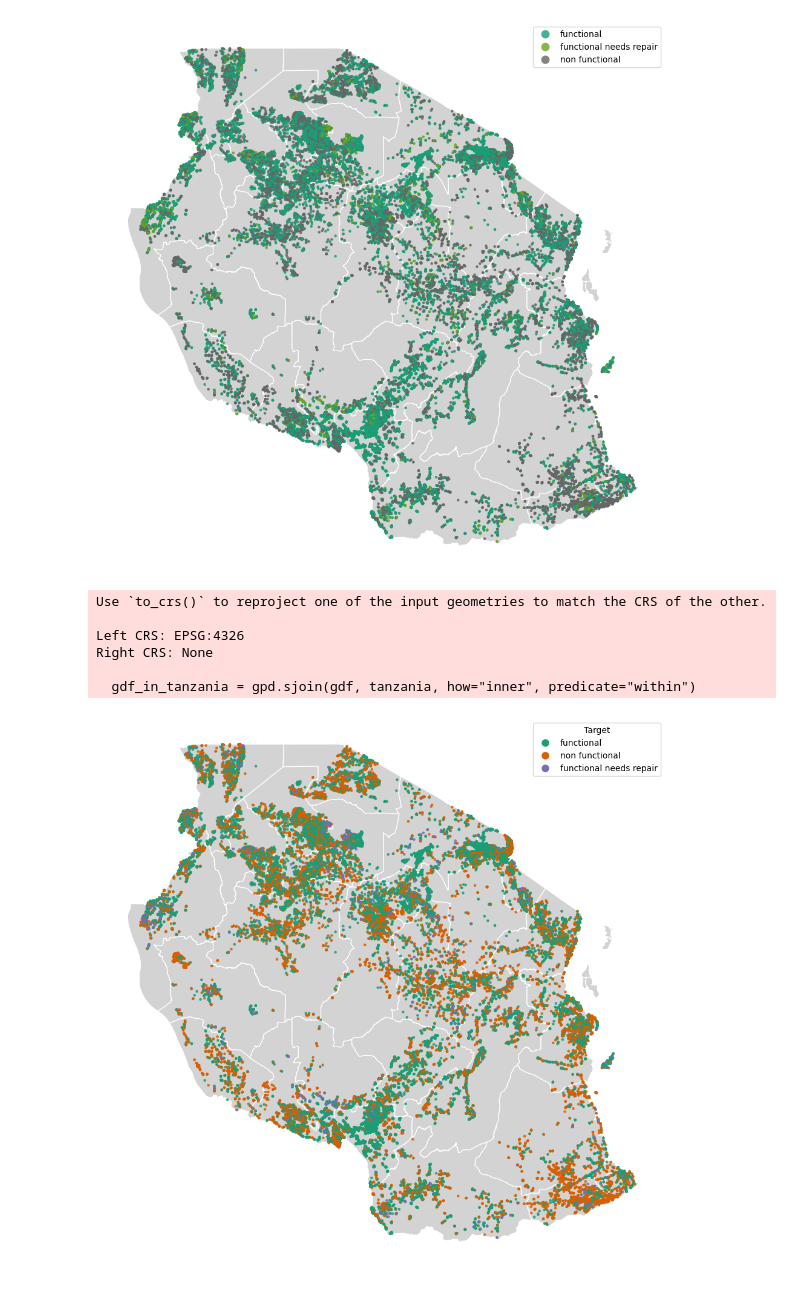
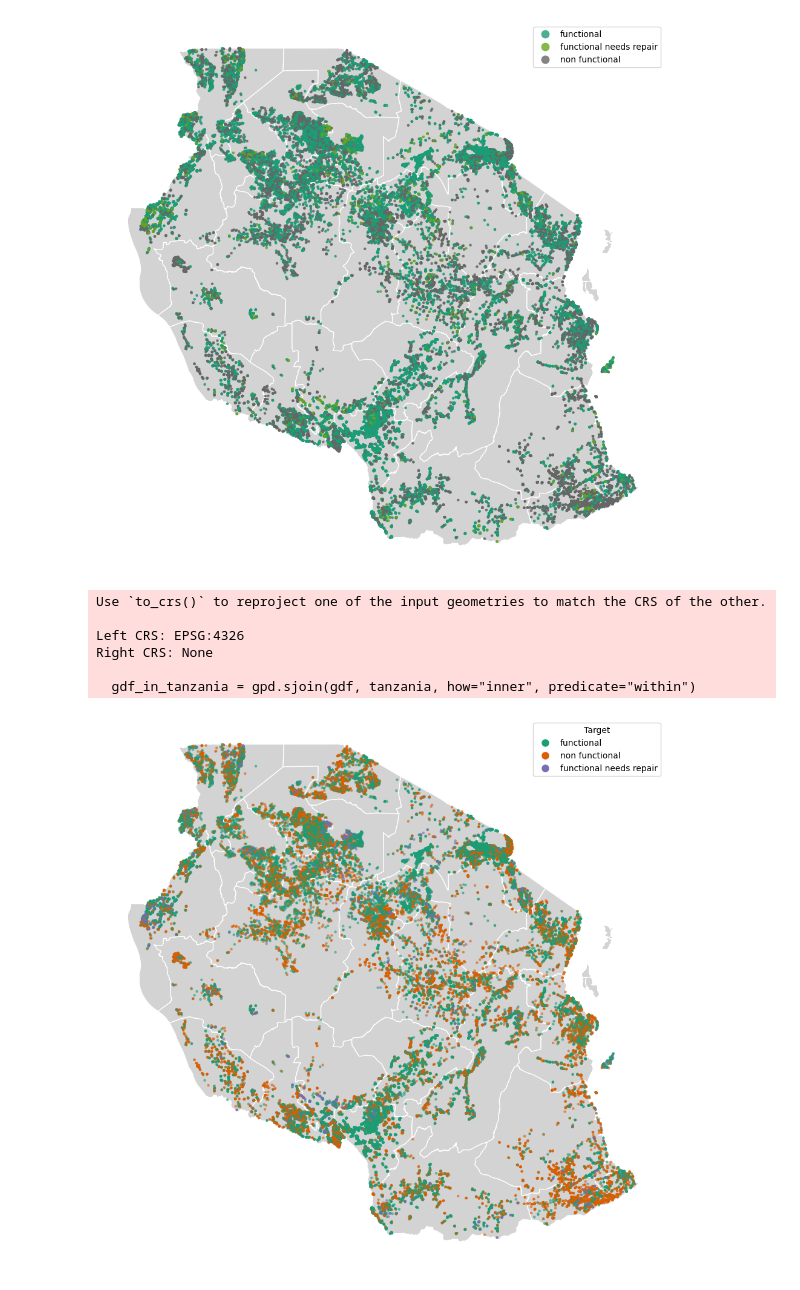
Before and after one commit to williambguo/water-pump-predictive-maintenance, a Jupyter notebook: notebooks/dataset_eda.ipynb, the cells around one changed output. Drawn from its saved outputs; the diff is of its cells as text; code cells hidden in the pictures.

```diff
--- a/notebooks/dataset_eda.ipynb
+++ b/notebooks/dataset_eda.ipynb
@@ -50,5 +58,4 @@ dtypes: int64(1), object(1)
 memory usage: 928.3+ KB
 # %%
 # Combined dataframe of features and target variables
-df = df_features.copy()
-df['target'] = df_target['status_group']
+df = pd.merge(df_features, df_target, on='id')
@@ -142,33 +171,33 @@ palette = sns.color_palette('Dark2', n_colors=len(unique_categories))
 # Create a dictionary to map each category to a color
 color_dict = dict(zip(unique_categories, palette))
 
 # Map the colors to the 'target' column in the GeoDataFrame
 gdf_in_tanzania['color'] = gdf_in_tanzania['target'].map(color_dict)
 
 # Plot Tanzania's boundary and data points with the mapped colors
 fig, ax = plt.subplots(figsize=(12, 12))
 
 # Plot Tanzania shape
 tanzania.plot(ax=ax, color="lightgray", edgecolor='white')
 
 # Plot points using the manually mapped colors
-gdf_in_tanzania.plot(ax=ax, color=gdf_in_tanzania['color'], markersize=5, alpha=0.8)
+gdf_in_tanzania.plot(ax=ax, color=gdf_in_tanzania['color'], markersize=5, alpha=0.5)
 
 # Create a custom legend
 handles = [plt.Line2D([0], [0], marker='o', color='w', markerfacecolor=color_dict[cat], markersize=10, label=cat)
            for cat in unique_categories]
 ax.legend(handles=handles, title="Target", bbox_to_anchor=(1, 1))
 
 # Remove axis for a cleaner map
 ax.set_axis_off()
 
-# Show the map
+plt.savefig('../images/target_scatterplot.png', dpi=300, bbox_inches='tight')
 plt.show()
 # %% [output]
 Use `to_crs()` to reproject one of the input geometries to match the CRS of the other.
 
 Left CRS: EPSG:4326
 Right CRS: None
 
   gdf_in_tanzania = gpd.sjoin(gdf, tanzania, how="inner", predicate="within")
-[figure, old version]
+[figure, new version]
```
Also changed, not shown: parts of 16 cells of this notebook, 4 other files.
